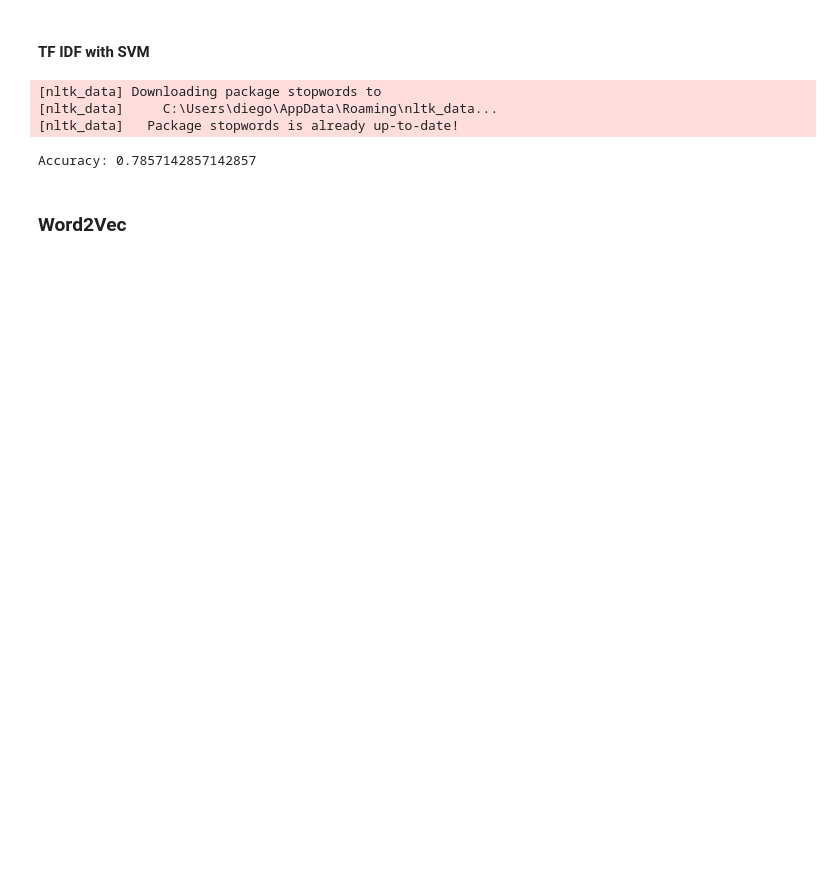
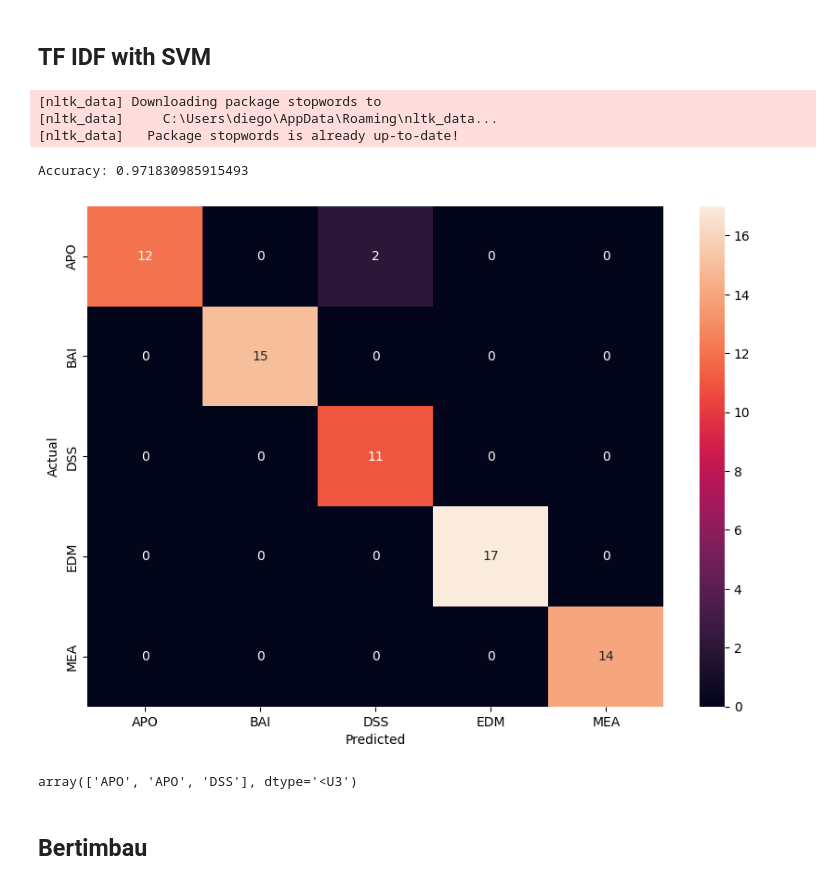
Before and after one commit to DiegoHMM/prodemge_test, a Jupyter notebook: main.ipynb, the cells around one changed output. Cells and saved outputs as stored; diff of their text form; code cells hidden in the pictures; blank space fills up the shorter version.

```diff
--- a/main.ipynb
+++ b/main.ipynb
@@ -66,0 +60,4 @@ with open('corpus.json', 'w', encoding='utf-8') as f:
+# %%
+# Verificar o balanceamento
+for key, value in corpus.items():
+    print(f'{key}: {len(value)}')
@@ -66,0 +70,11 @@ with open('corpus.json', 'w', encoding='utf-8') as f:
+# %%
+from sklearn.utils import resample
+
+# Função para balancear os dados
+def balance_data(corpus):
+    max_size = max(len(value) for value in corpus.values())
+    balanced_corpus = {key: resample(value, replace=True, n_samples=max_size, random_state=42) for key, value in corpus.items()}
+    return balanced_corpus
+
+# Balancear o corpus
+balanced_corpus = balance_data(corpus)
@@ -67,5 +114,5 @@ with open('corpus.json', 'w', encoding='utf-8') as f:
 # %% [markdown]
-#### TF IDF with SVM
+## TF IDF with SVM
 # %%
 import nltk
 from nltk.corpus import stopwords
@@ -83,7 +130,7 @@ from sklearn.model_selection import train_test_split
 atividades = []
 labels = []
 
-for label,atvs in corpus.items():
+for label,atvs in balanced_corpus.items():
     if atvs != None:
         atividades.extend(atvs)
         labels.extend([label]*len(atvs))
@@ -107,6 +154,26 @@ y_pred = svm_model.predict(X_test)
 # Avaliando o modelo
 print("Accuracy:", accuracy_score(y_test, y_pred))
 # %% [output]
-Accuracy: 0.7857142857142857
+Accuracy: 0.971830985915493
+# %%
+#confusion matrix
+from sklearn.metrics import confusion_matrix
+import seaborn as sns
+import matplotlib.pyplot as plt
+
+cm = confusion_matrix(y_test, y_pred)
+plt.figure(figsize=(10,7))
+
+sns.heatmap(cm, annot=True, fmt='d', xticklabels=corpus.keys(), yticklabels=corpus.keys())
+plt.ylabel('Actual')
+plt.xlabel('Predicted')
+plt.show()
+# %% [output]
+[figure, added]
+# %%
+#predict text
+svm_model.predict(vectorizer.transform(alvos_data))
+# %% [output]
+array(['APO', 'APO', 'DSS'], dtype='<U3')
 # %% [markdown]
-### Word2Vec
+## Bertimbau
```
Also changed, not shown: parts of 18 cells of this notebook.
